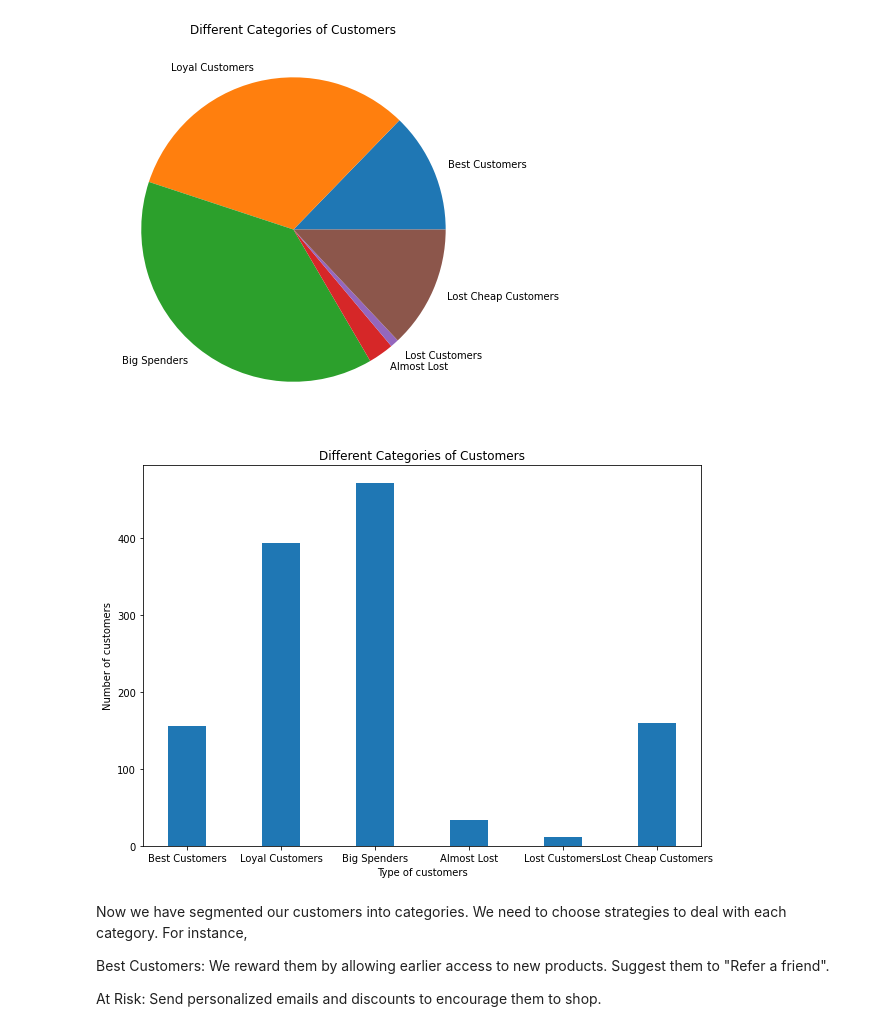
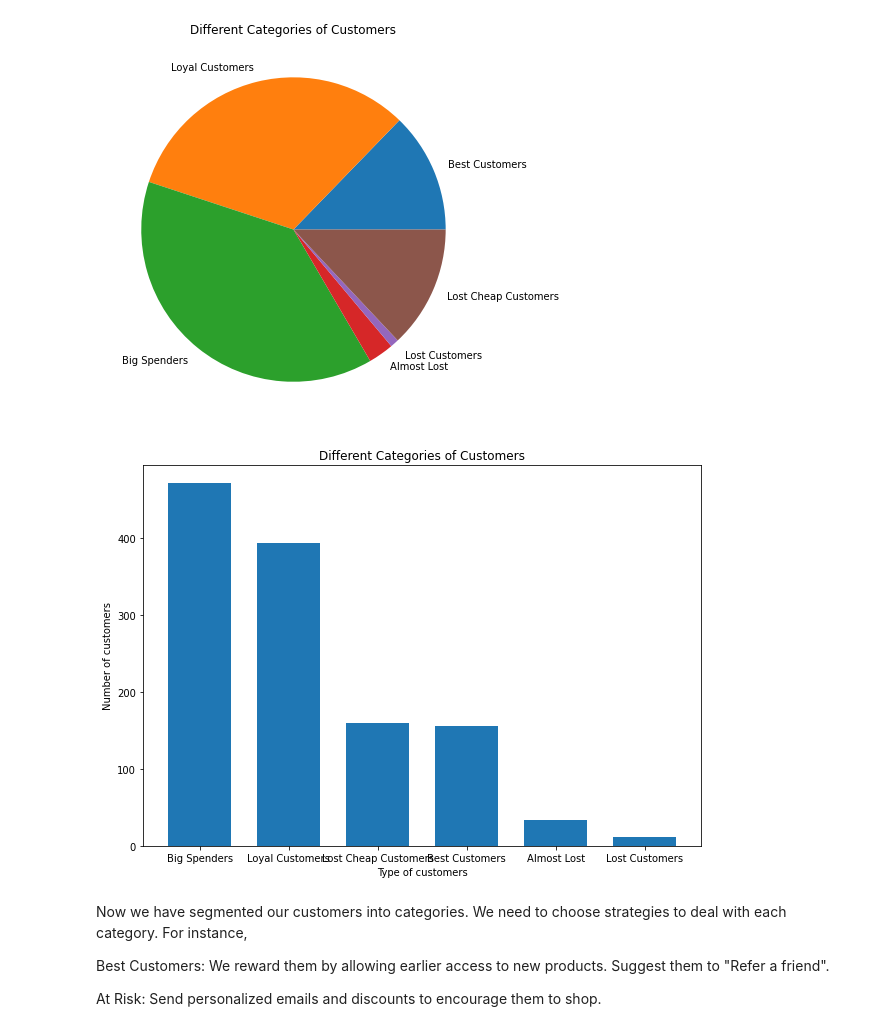
Before and after one commit to PShivani07/Data-Analytics-Project, a Jupyter notebook: ChurnPrediction.ipynb, the cells around one changed output. Cells and saved outputs as stored; diff of their text form; code cells hidden in the pictures.

```diff
--- a/ChurnPrediction.ipynb
+++ b/ChurnPrediction.ipynb
@@ -1641,14 +1641,16 @@ plt.show()
 # %%
 type_of_customers = ['Best Customers', 'Loyal Customers', 'Big Spenders', 'Almost Lost', 'Lost Customers', 'Lost Cheap Customers']
 data = [len(rfm_seg[rfm_seg['RFMScore']=='444']), len(rfm_seg[rfm_seg['F_Quartile']==4]), len(rfm_seg[rfm_seg['M_Quartile']==4]), len(rfm_seg[rfm_seg['RFMScore']=='244']), len(rfm_seg[rfm_seg['RFMScore']=='144']), len(rfm_seg[rfm_seg['RFMScore']=='111'])]
+df = pd.DataFrame({'Type of Customers': type_of_customers, 'data': data})
+df = df.sort_values('data', ascending=False)
 fig = plt.figure(figsize=(10, 7))
-plt.bar(type_of_customers, data, width = 0.4)
+plt.bar('Type of Customers', 'data', data= df, width= 0.7)
 plt.xlabel('Type of customers')
 plt.ylabel('Number of customers')
 plt.title('Different Categories of Customers')
 plt.show()
 # %% [output]
-[figure, old version]
+[figure, new version]
 # %% [markdown]
 Now we have segmented our customers into categories. We need to choose strategies to deal with each category. For instance,
 
```
